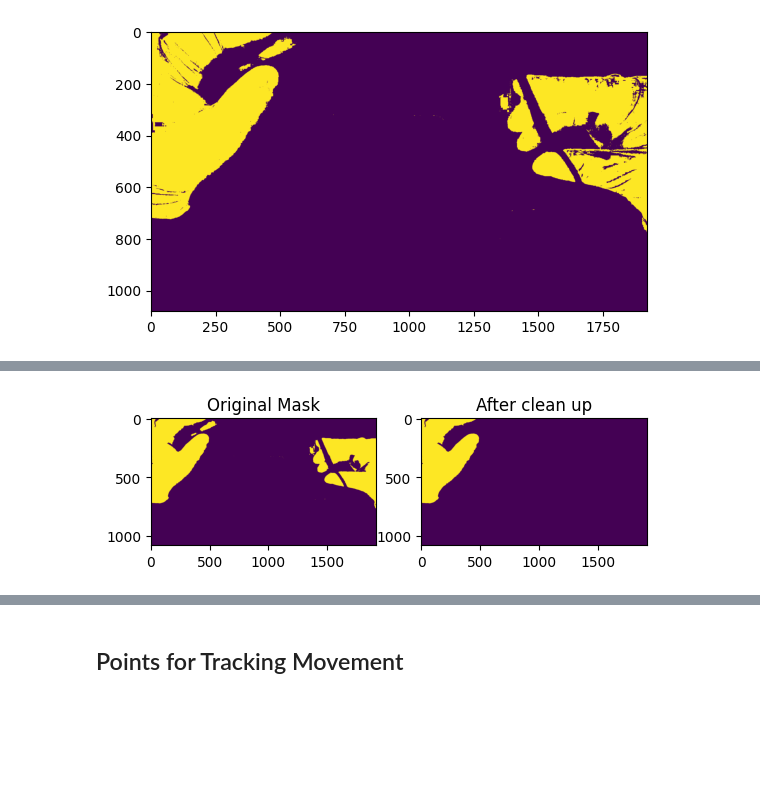
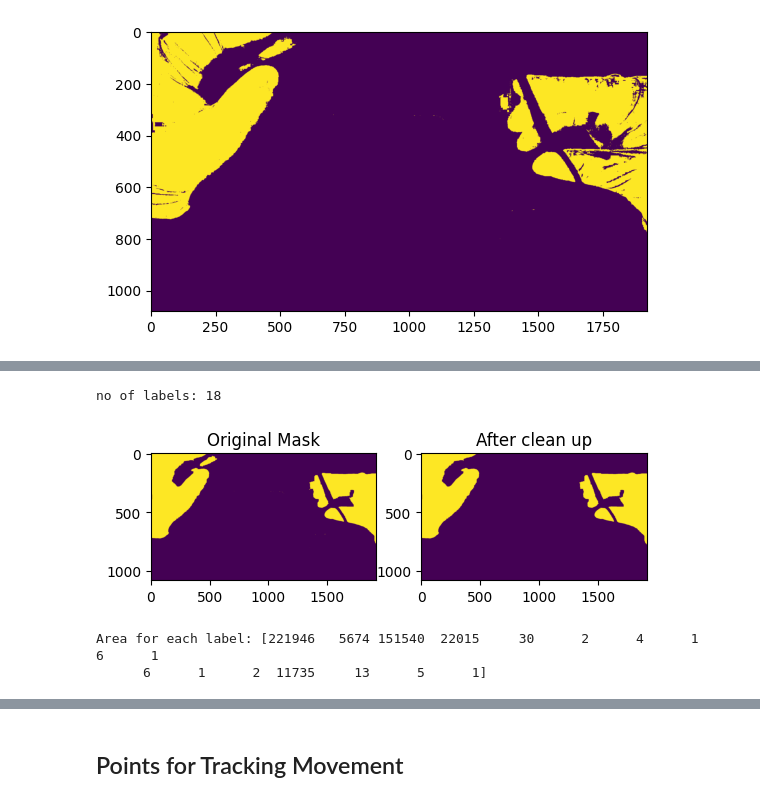
Before and after one commit to Napwillcode8848/OpenSutureNet, a Jupyter notebook: notebooks/segment_glove.ipynb, the cells around one changed output, grey strips where cells are left out. Cells and saved outputs as stored; diff of their text form; code cells hidden in the pictures; blank space fills up the shorter version.

```diff
--- a/notebooks/segment_glove.ipynb
+++ b/notebooks/segment_glove.ipynb
@@ -320,15 +327,28 @@ plot_compare(closed_mask, filled_mask)
 # %%
-# remove small noise region
 num_labels, labels, stats, centroids = cv2.connectedComponentsWithStats(
     filled_mask,
     connectivity=8
 )
-largest_component = 1 + np.argmax(stats[1:, cv2.CC_STAT_AREA])
+
+# define area threshold
+AREA_THRESHOLD = 10000
+
+areas = stats[1:, cv2.CC_STAT_AREA]
+
+# Find labels whose area is greater than the threshold
+keep_labels = 1 + np.where(areas > AREA_THRESHOLD)[0]
+
 clean_mask = np.zeros_like(filled_mask)
-clean_mask[
-    labels == largest_component
-] = 255
 
-plot_compare(filled_mask, clean_mask)
+for label in keep_labels:
+    clean_mask[labels == label] = 255
-# %% [output]
-[figure, removed]
+# %%
+print(f"no of labels: {num_labels}")
+np.savetxt("../result/test/labeled.txt", labels, fmt="%d")
+plot_compare(filled_mask, clean_mask)
+print(f"Area for each label: {stats[1: , 4]}")
+# %% [output]
+no of labels: 18
+[figure, added]
+Area for each label: [221946   5674 151540  22015     30      2      4      1      6      1
+      6      1      2  11735     13      5      1]
```
Also changed, not shown: parts of 25 cells of this notebook, 1 other file.
